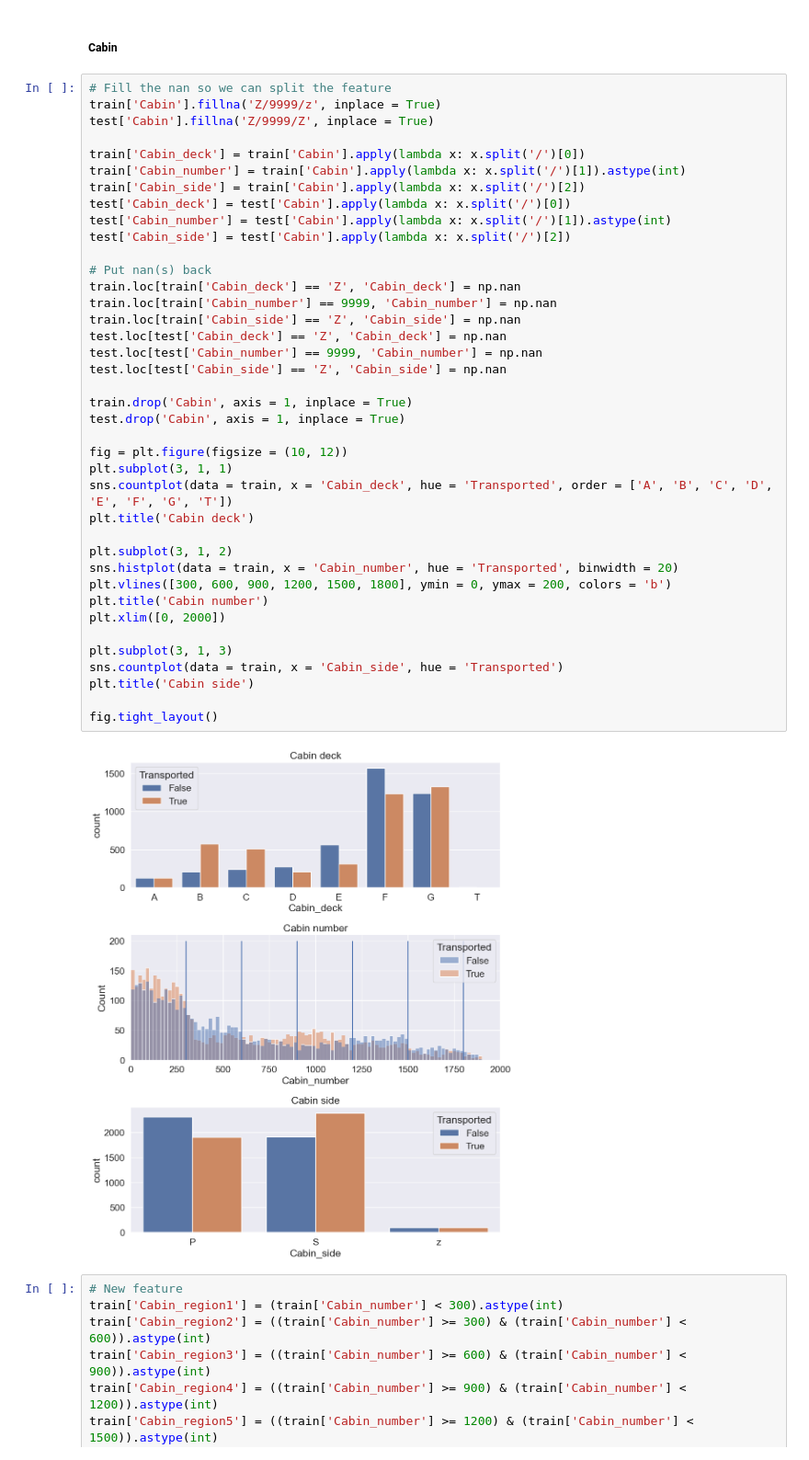
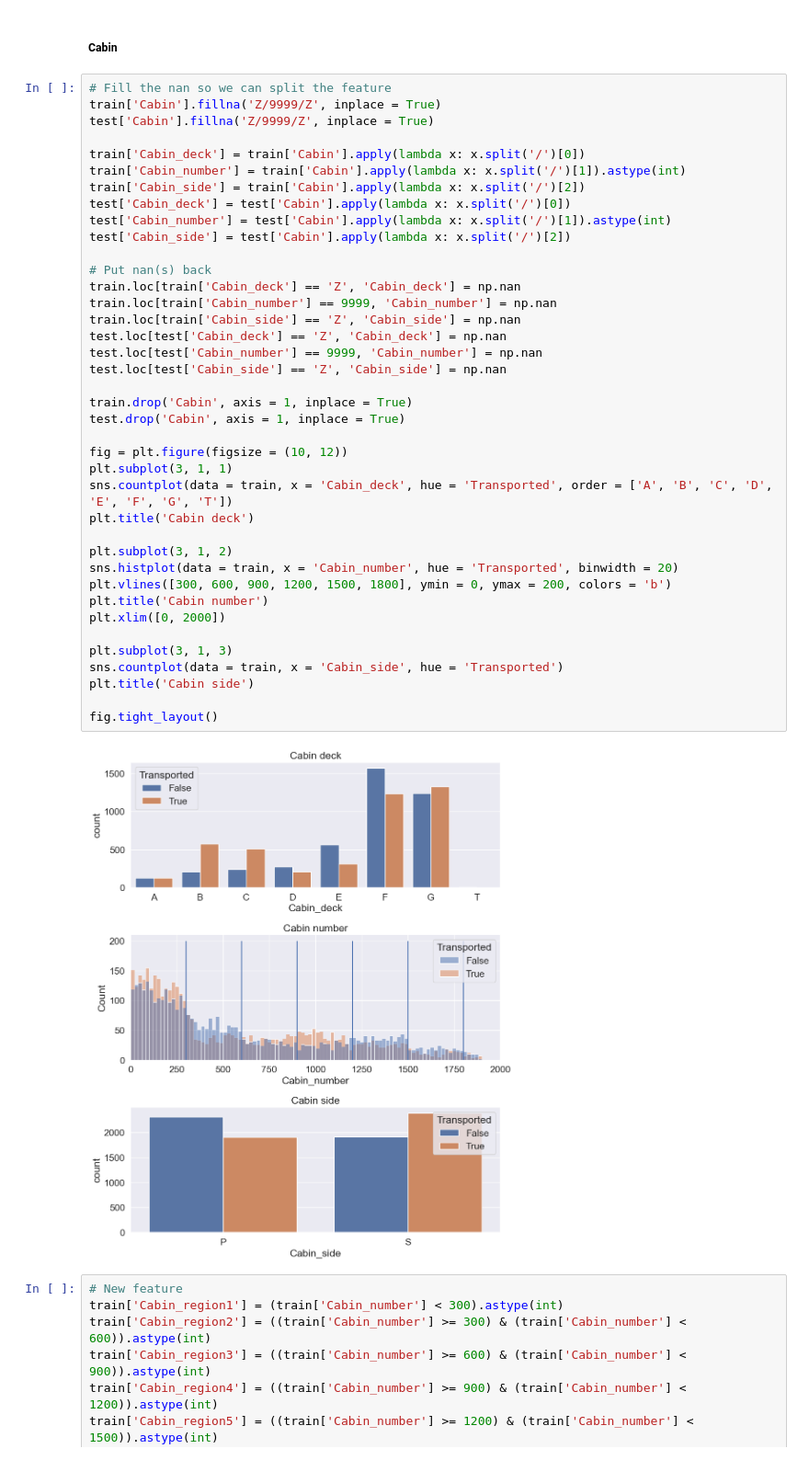
Before and after one commit to PdAlbedo/Spaceship_Titanic, a Jupyter notebook: Spaceship_Practice_Guide.ipynb, the cells around one changed output. Shown at 92% size. Cells and saved outputs as stored; diff of their text form.

```diff
--- a/Spaceship_Practice_Guide.ipynb
+++ b/Spaceship_Practice_Guide.ipynb
@@ -323,7 +323,7 @@ plt.ylim([0, 3000])
 ##### Cabin
 # %%
 # Fill the nan so we can split the feature
-train['Cabin'].fillna('Z/9999/z', inplace = True)
+train['Cabin'].fillna('Z/9999/Z', inplace = True)
 test['Cabin'].fillna('Z/9999/Z', inplace = True)
 
 train['Cabin_deck'] = train['Cabin'].apply(lambda x: x.split('/')[0])
@@ -334,34 +334,34 @@ test['Cabin_number'] = test['Cabin'].apply(lambda x: x.split('/')[1]).astype(int
 test['Cabin_side'] = test['Cabin'].apply(lambda x: x.split('/')[2])
 
 # Put nan(s) back
 train.loc[train['Cabin_deck'] == 'Z', 'Cabin_deck'] = np.nan
 train.loc[train['Cabin_number'] == 9999, 'Cabin_number'] = np.nan
 train.loc[train['Cabin_side'] == 'Z', 'Cabin_side'] = np.nan
 test.loc[test['Cabin_deck'] == 'Z', 'Cabin_deck'] = np.nan
 test.loc[test['Cabin_number'] == 9999, 'Cabin_number'] = np.nan
 test.loc[test['Cabin_side'] == 'Z', 'Cabin_side'] = np.nan
 
 train.drop('Cabin', axis = 1, inplace = True)
 test.drop('Cabin', axis = 1, inplace = True)
 
 fig = plt.figure(figsize = (10, 12))
 plt.subplot(3, 1, 1)
 sns.countplot(data = train, x = 'Cabin_deck', hue = 'Transported', order = ['A', 'B', 'C', 'D', 'E', 'F', 'G', 'T'])
 plt.title('Cabin deck')
 
 plt.subplot(3, 1, 2)
 sns.histplot(data = train, x = 'Cabin_number', hue = 'Transported', binwidth = 20)
 plt.vlines([300, 600, 900, 1200, 1500, 1800], ymin = 0, ymax = 200, colors = 'b')
 plt.title('Cabin number')
 plt.xlim([0, 2000])
 
 plt.subplot(3, 1, 3)
 sns.countplot(data = train, x = 'Cabin_side', hue = 'Transported')
 plt.title('Cabin side')
 
 fig.tight_layout()
 # %% [output]
-[figure, old version]
+[figure, new version]
 # %%
 # New feature
 train['Cabin_region1'] = (train['Cabin_number'] < 300).astype(int)
```
Also changed, not shown: parts of 26 cells of this notebook.
